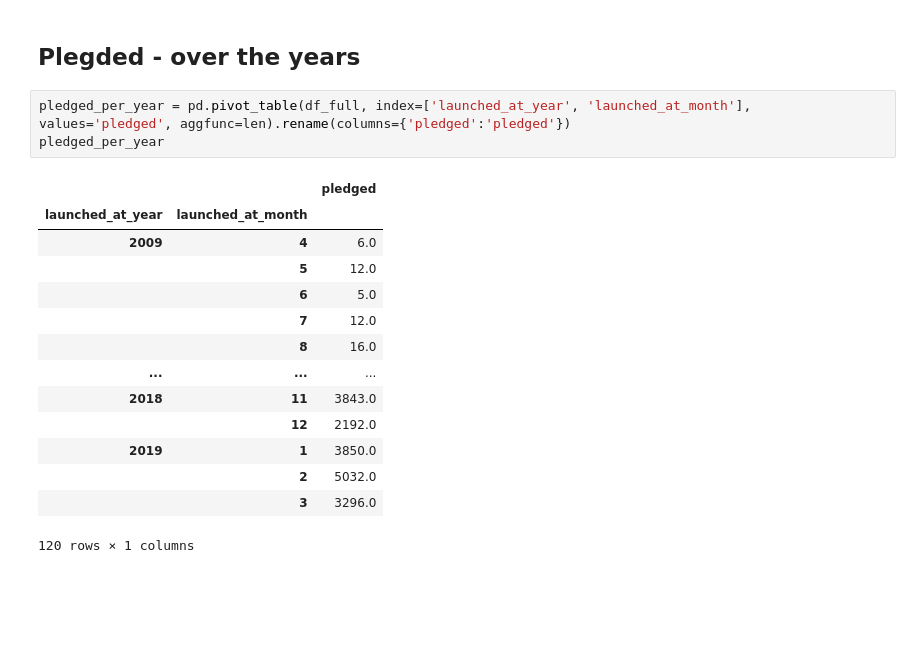
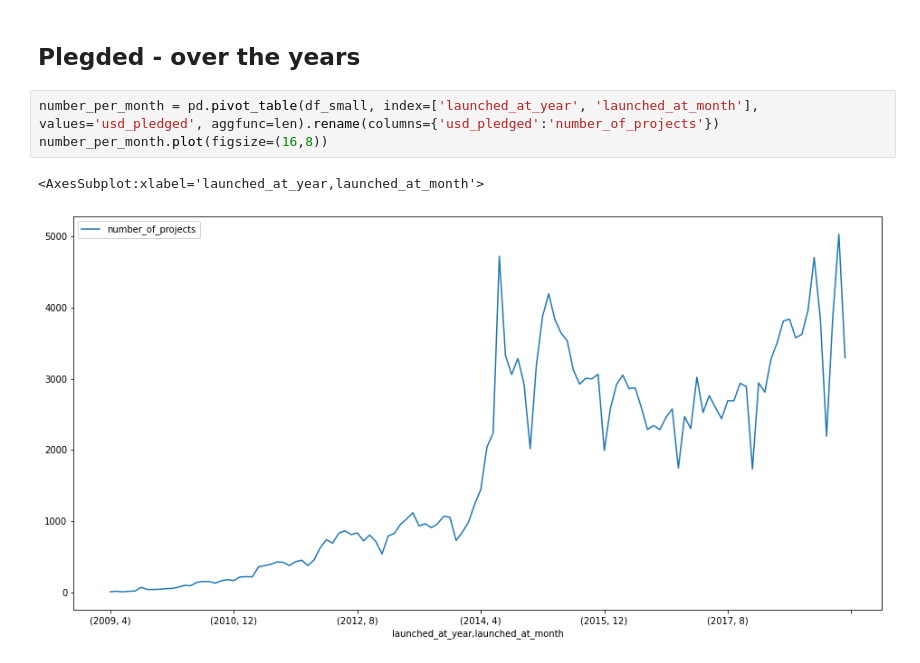
Before and after one commit to dominikmn/ds-kickstarter-project, a Jupyter notebook: 03_data_exploration.ipynb, the cells around one changed output. Drawn from its saved outputs; the diff is of its cells as text; blank space fills up the shorter version.

Commit message:
First EDA plots

```diff
--- a/03_data_exploration.ipynb
+++ b/03_data_exploration.ipynb
@@ -136,20 +136,8 @@ df_full[currency_delta > 900][currency_cols].head(10)
 # %% [markdown]
 ## Plegded - over the years
 # %%
-pledged_per_year = pd.pivot_table(df_full, index=['launched_at_year', 'launched_at_month'], values='pledged', aggfunc=len).rename(columns={'pledged':'pledged'})
-pledged_per_year
+number_per_month = pd.pivot_table(df_small, index=['launched_at_year', 'launched_at_month'], values='usd_pledged', aggfunc=len).rename(columns={'usd_pledged':'number_of_projects'})
+number_per_month.plot(figsize=(16,8))
 # %% [output]
-|  |  | pledged |
-| launched_at_year | launched_at_month |  |
-| 2009 | 4 | 6.0 |
-|  | 5 | 12.0 |
-|  | 6 | 5.0 |
-|  | 7 | 12.0 |
-|  | 8 | 16.0 |
-| ... | ... | ... |
-| 2018 | 11 | 3843.0 |
-|  | 12 | 2192.0 |
-| 2019 | 1 | 3850.0 |
-|  | 2 | 5032.0 |
-|  | 3 | 3296.0 |
-120 rows × 1 columns
+<AxesSubplot:xlabel='launched_at_year,launched_at_month'>
+[figure, added]
```
Also changed, not shown: parts of 19 cells of this notebook.
